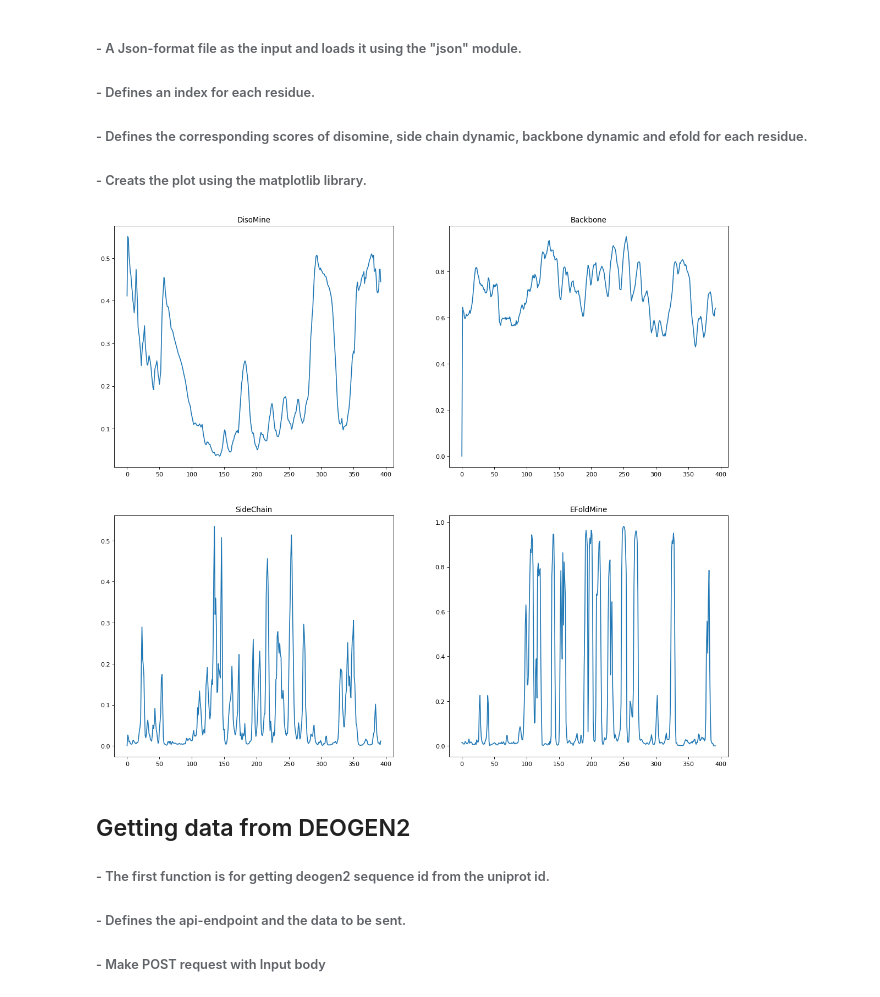
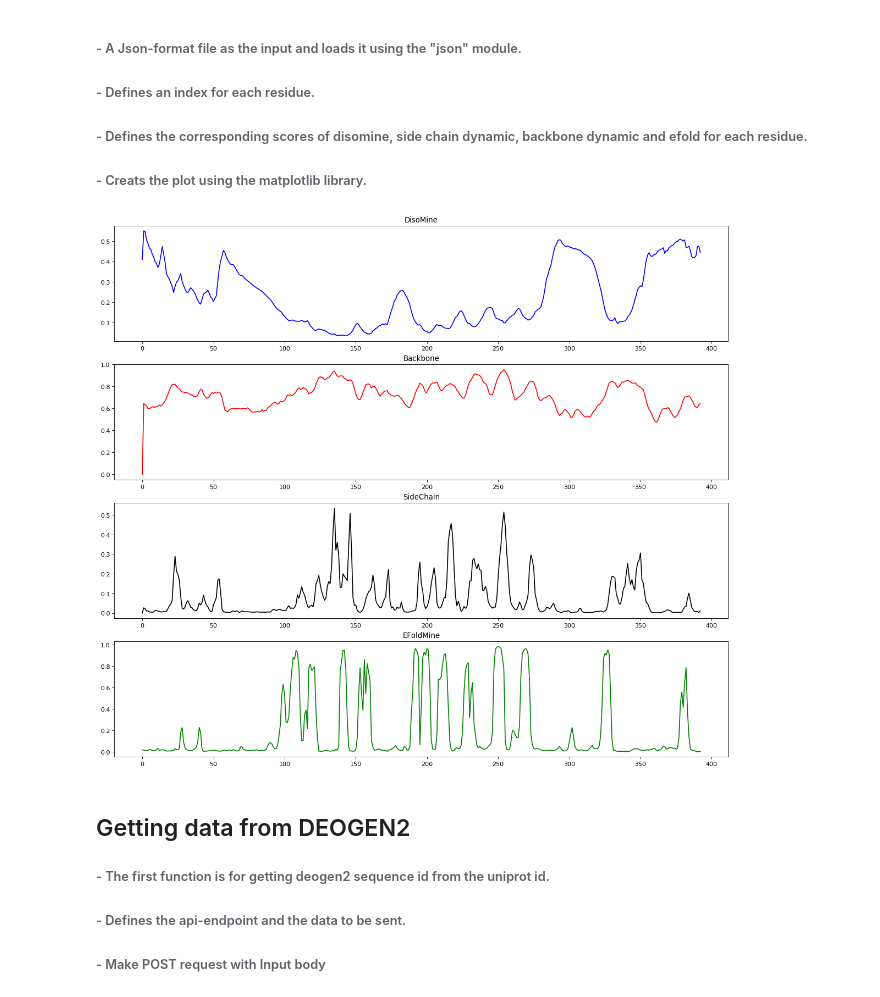
Before and after one commit to NiloofarSh/BioSB_2019_slides, a Jupyter notebook: BioSB_2019.ipynb, the cells around one changed output. Saved outputs shown, nothing was run; the diff lists cells and outputs as text; code cells hidden in the pictures.

```diff
--- a/BioSB_2019.ipynb
+++ b/BioSB_2019.ipynb
@@ -268,42 +268,42 @@ file = open('Disomine_backbone_sidechain_efoldmine.json', 'r')
 input = file.read()
 request_json = json.loads(input)
 
 # residue index
 seq = request_json["results"][0]['sequence']
 #DisoMine Score
 disomine = request_json["results"][0]['disomine']
 #backbone Score
 backbone = request_json["results"][0]['backbone']
 #sidechain Score
 sidechain = request_json["results"][0]['sidechain']
 #efoldmine Score
 efoldmine = request_json["results"][0]['efoldmine']
 # creating a plot
 fig = plt.figure(figsize=(18, 16), dpi= 80, facecolor='w', edgecolor='k')
 
 #ploting the DisoMine results
-axes = fig.add_subplot(221)
-axes.plot(range(len(seq)), disomine)
+axes = fig.add_subplot(411)
+axes.plot(range(len(seq)), disomine, color="b")
 axes.set_title("DisoMine")
 
 #ploting the Backbone results
-axes = fig.add_subplot(222)
-axes.plot(range(len(seq)), backbone)
+axes = fig.add_subplot(412)
+axes.plot(range(len(seq)), backbone, color="r")
 axes.set_title("Backbone")
 
 #ploting the SideChain results
-axes = fig.add_subplot(223)
-axes.plot(range(len(seq)), sidechain)
+axes = fig.add_subplot(413)
+axes.plot(range(len(seq)), sidechain, color="black")
 axes.set_title("SideChain")
 
 #ploting the EFoldMine results
-axes = fig.add_subplot(224)
-axes.plot(range(len(seq)), efoldmine)
+axes = fig.add_subplot(414)
+axes.plot(range(len(seq)), efoldmine, color="g")
 axes.set_title("EFoldMine")
 
 plt.show()
 # %% [output]
-[figure, old version]
+[figure, new version]
 # %% [markdown]
 
 ## Getting data from DEOGEN2
```
